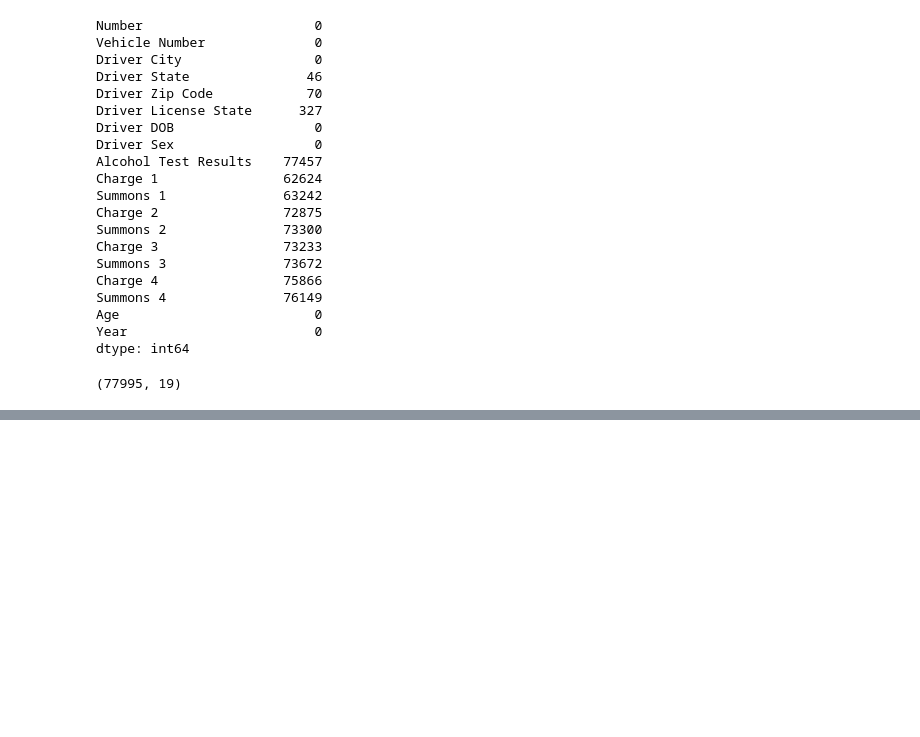
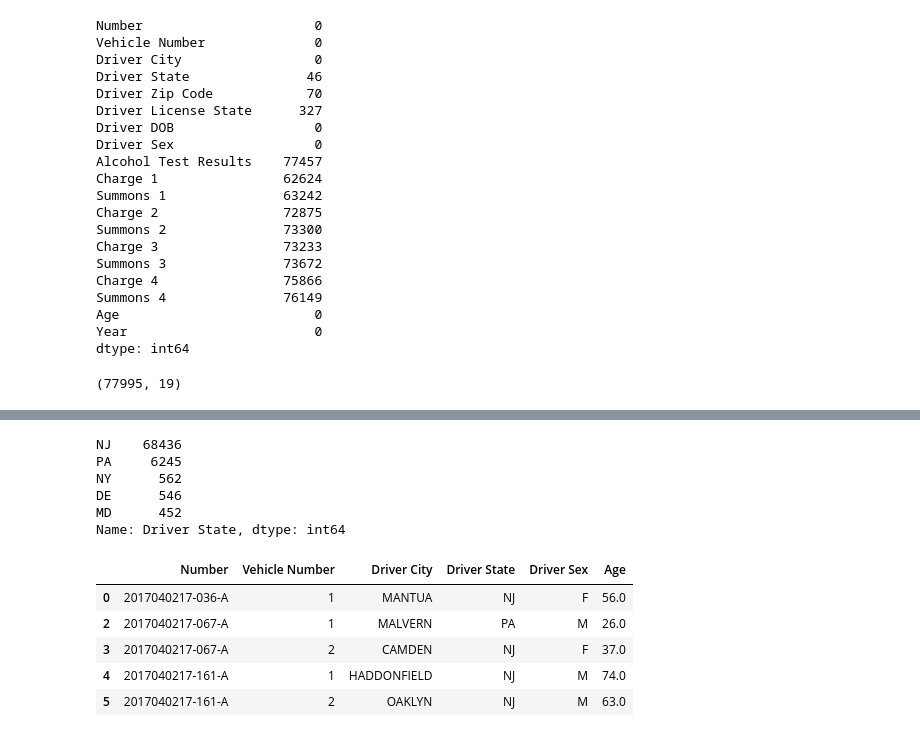
Before and after one commit to nshang88/NJ-Traffic-Research, a Jupyter notebook: NJ_Drivers.ipynb, the cells around one changed output, grey strips where cells are left out. Cells and saved outputs as stored; diff of their text form; code cells hidden in the pictures; blank space fills up the shorter version.

```diff
--- a/NJ_Drivers.ipynb
+++ b/NJ_Drivers.ipynb
@@ -515,3 +522,6 @@ dtype: int64
 Camden_D.shape
 # %% [output]
 (77995, 19)
+# %%
+Camden_D['Vehicle Number']=Camden_D['Vehicle Number'].astype(int)
+Camden_D['Vehicle Number'].value_counts()
@@ -517,0 +538,9 @@ Camden_D.shape
+# %%
+Camden_D['Driver State'].value_counts().head()
+# %% [output]
+NJ    68436
+PA     6245
+NY      562
+DE      546
+MD      452
+Name: Driver State, dtype: int64
@@ -517,0 +551,9 @@ Camden_D.shape
+# %%
+Camden_D.head()
+# %% [output]
+|  | Number | Vehicle Number | Driver City | Driver State | Driver Sex | Age |
+| 0 | 2017040217-036-A | 1 | MANTUA | NJ | F | 56.0 |
+| 2 | 2017040217-067-A | 1 | MALVERN | PA | M | 26.0 |
+| 3 | 2017040217-067-A | 2 | CAMDEN | NJ | F | 37.0 |
+| 4 | 2017040217-161-A | 1 | HADDONFIELD | NJ | M | 74.0 |
+| 5 | 2017040217-161-A | 2 | OAKLYN | NJ | M | 63.0 |
```
Also changed, not shown: parts of 26 cells of this notebook.
